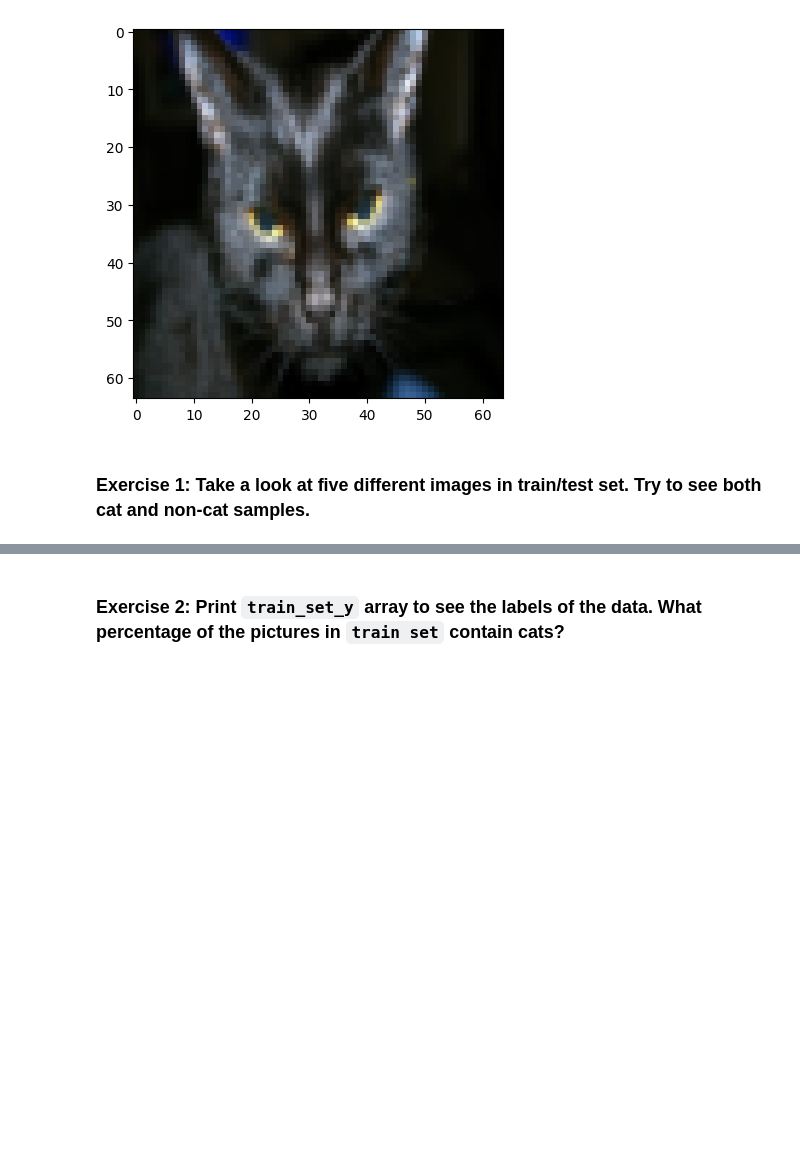
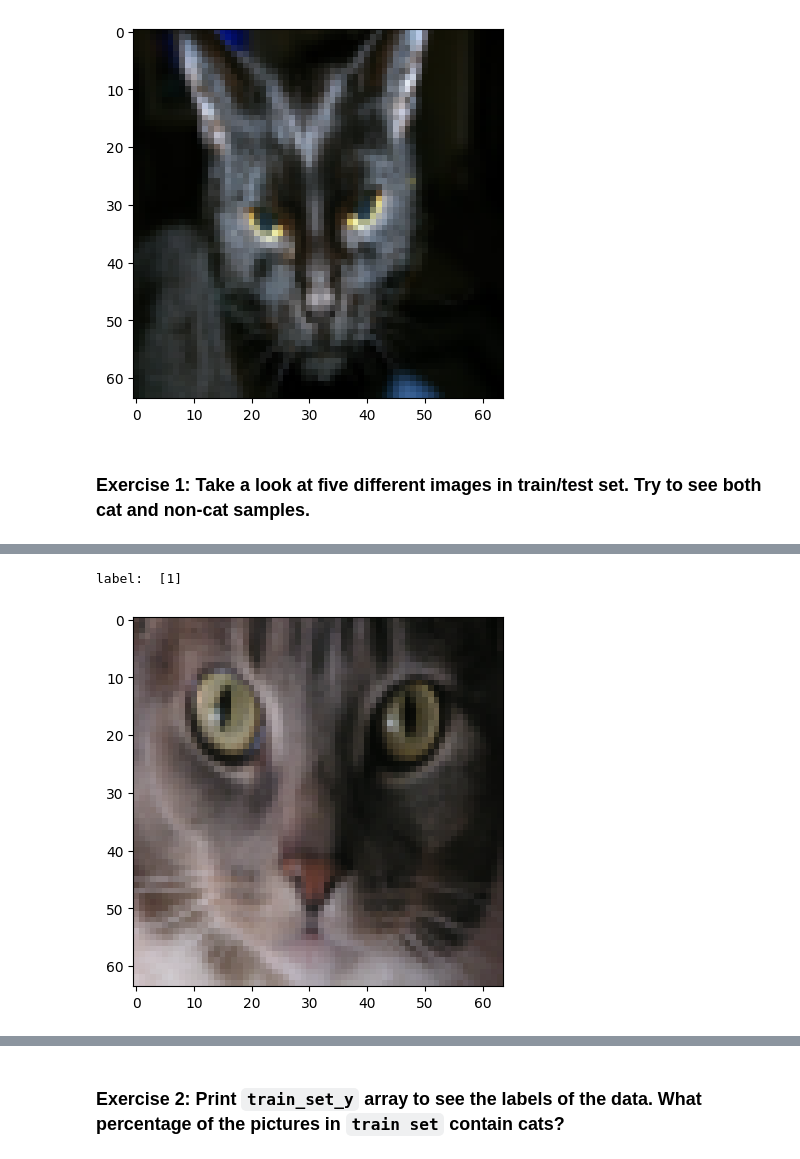
Before and after one commit to whatnirja/PyML2026, a Jupyter notebook: Lab_Week02/LabWeek02.ipynb, the cells around one changed output, grey strips where cells are left out. Cells and saved outputs as stored; diff of their text form; code cells hidden in the pictures; blank space fills up the shorter version.

```diff
--- a/Lab_Week02/LabWeek02.ipynb
+++ b/Lab_Week02/LabWeek02.ipynb
@@ -86,0 +111,8 @@ label:  [1]
+# %%
+#image 3
+index = 60
+plt.imshow(train_set_x_orig[index])
+print("label: ", train_set_y[:, index])
+# %% [output]
+label:  [1]
+[figure, added]
```
Also changed, not shown: parts of 31 cells of this notebook.
